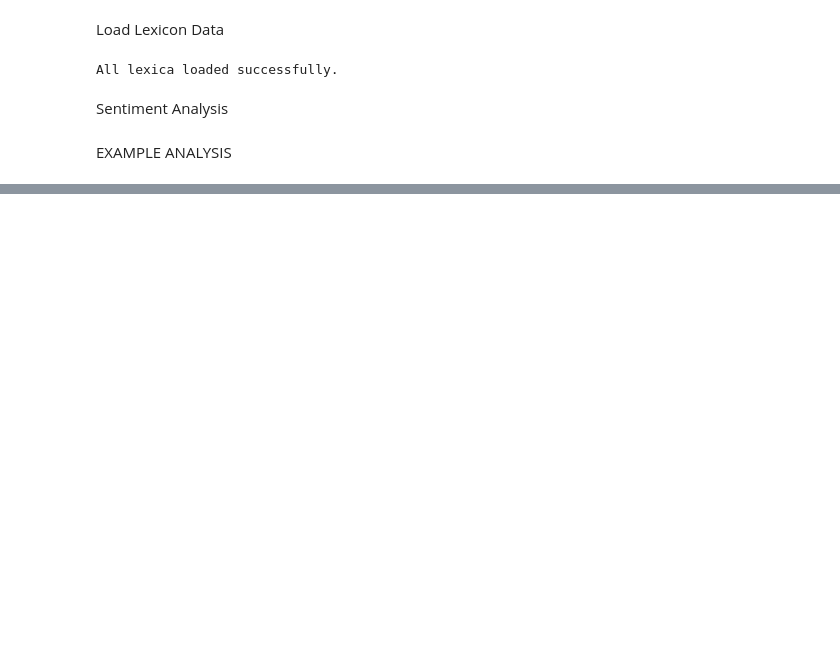
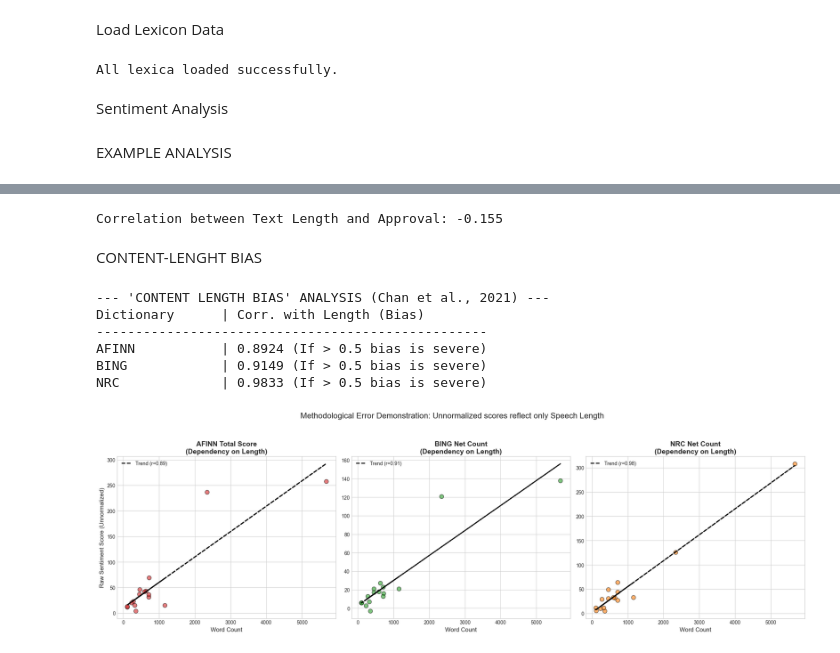
Before and after one commit to sps-unimi-it/intro-to-gh-classroom-sara-garbini, a Jupyter notebook: Exam_project.ipynb, the cells around one changed output, grey strips where cells are left out. Drawn from its saved outputs; the diff is of its cells as text; code cells hidden in the pictures; blank space fills up the shorter version.

```diff
--- a/Exam_project.ipynb
+++ b/Exam_project.ipynb
@@ -218,0 +570,69 @@ NRC result:
+# %%
+length_correlation = df_merged['Word_Count'].corr(df_merged['Approval'])
+print(f"Correlation between Text Length and Approval: {length_correlation:.3f}")
+# %% [output]
+Correlation between Text Length and Approval: -0.155
+# %% [markdown]
+CONTENT-LENGHT BIAS
+# %%
+
+# --- 1. SIMULATION OF NON-NORMALIZED DATA (RAW SCORES) ---
+# Instead of rewriting the class or reloading files, we perform a reverse mathematical operation.
+# We multiply the normalized scores by the word count.
+# This returns the exact "Total Score" as if we had never divided by the length.
+
+df_results['AFINN_Raw'] = df_results['AFINN_Avg'] * df_results['Word_Count']
+df_results['BING_Raw']  = df_results['BING_Net_Norm'] * df_results['Word_Count']
+df_results['NRC_Raw']   = df_results['NRC_Net_Norm']  * df_results['Word_Count']
+
+# Lists to automate plotting
+raw_metrics = ['AFINN_Raw', 'BING_Raw', 'NRC_Raw']
+titles = ['AFINN Total Score', 'BING Net Count', 'NRC Net Count']
+colors = ['#d62728', '#2ca02c', '#ff7f0e'] # Red, Green, Orange
+
+# --- 2. GENERATING PLOTS (BIAS VISUALIZATION) ---
+plt.style.use('seaborn-v0_8-whitegrid') # Clean academic style
+fig, axes = plt.subplots(1, 3, figsize=(20, 6)) # 3 plots side-by-side
+
+print("--- 'CONTENT LENGTH BIAS' ANALYSIS (Chan et al., 2021) ---")
+print(f"{'Dictionary':<15} | {'Corr. with Length (Bias)':<30}")
+print("-" * 50)
+
+for i, ax in enumerate(axes):
+    col_name = raw_metrics[i]
+
+    # X Data (Length) and Y Data (Raw Sentiment)
+    x = df_results['Word_Count']
+    y = df_results[col_name]
+
+    # Calculate correlation
+    corr = x.corr(y)
+    print(f"{titles[i].split()[0]:<15} | {corr:.4f} (If > 0.5 bias is severe)")
+
+    # Scatter Plot
+    ax.scatter(x, y, color=colors[i], alpha=0.6, edgecolors='k', s=70)
+
+    # Add Trendline to highlight the bias
+    if len(df_results) > 1:
+        m, q = np.polyfit(x, y, 1)
+        ax.plot(x, m*x + q, color='black', linestyle='--', linewidth=2, label=f'Trend (r={corr:.2f})')
+
+    # Titles and Labels
+    ax.set_title(f"{titles[i]}\n(Dependency on Length)", fontsize=14, fontweight='bold')
+    ax.set_xlabel("Word Count", fontsize=12)
+    ax.legend(loc='upper left')
+
+# Y Label only on the first plot for cleanliness
+axes[0].set_ylabel("Raw Sentiment Score (Unnormalized)", fontsize=12)
+
+plt.suptitle("Methodological Error Demonstration: Unnormalized scores reflect only Speech Length", fontsize=16, y=1.05)
+plt.tight_layout()
+plt.show()
+# %% [output]
+--- 'CONTENT LENGTH BIAS' ANALYSIS (Chan et al., 2021) ---
+Dictionary      | Corr. with Length (Bias)
+--------------------------------------------------
+AFINN           | 0.8924 (If > 0.5 bias is severe)
+BING            | 0.9149 (If > 0.5 bias is severe)
+NRC             | 0.9833 (If > 0.5 bias is severe)
+[figure, added]
```
Also changed, not shown: parts of 11 cells of this notebook.
